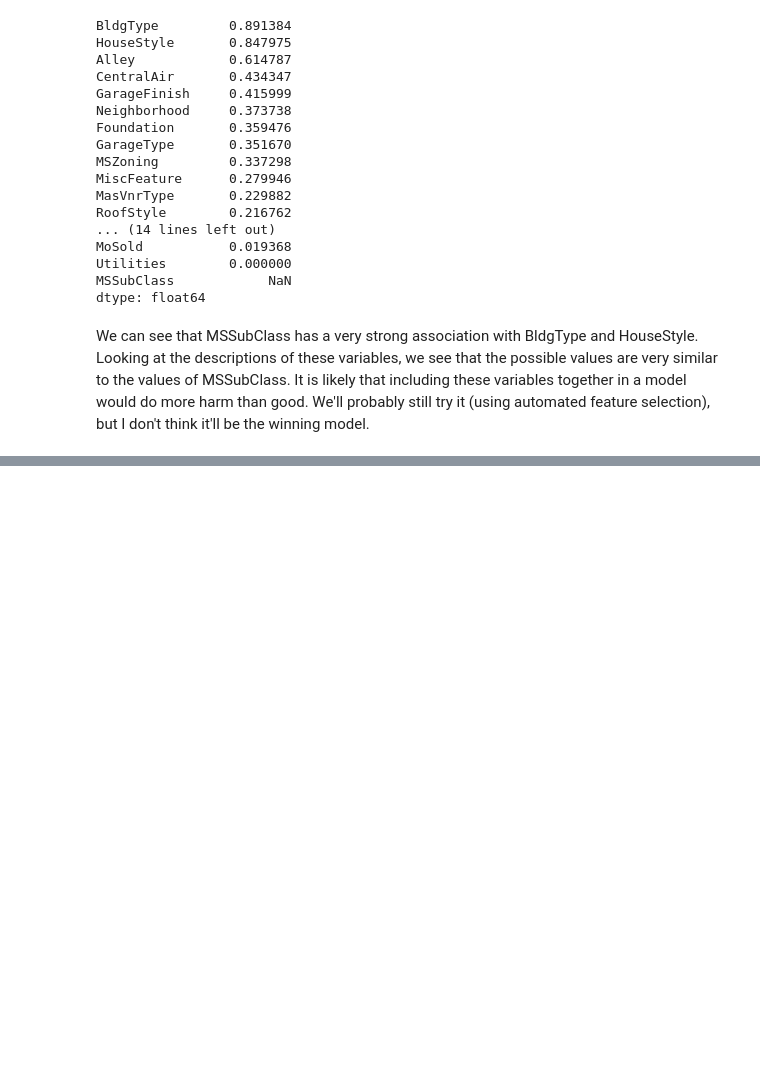
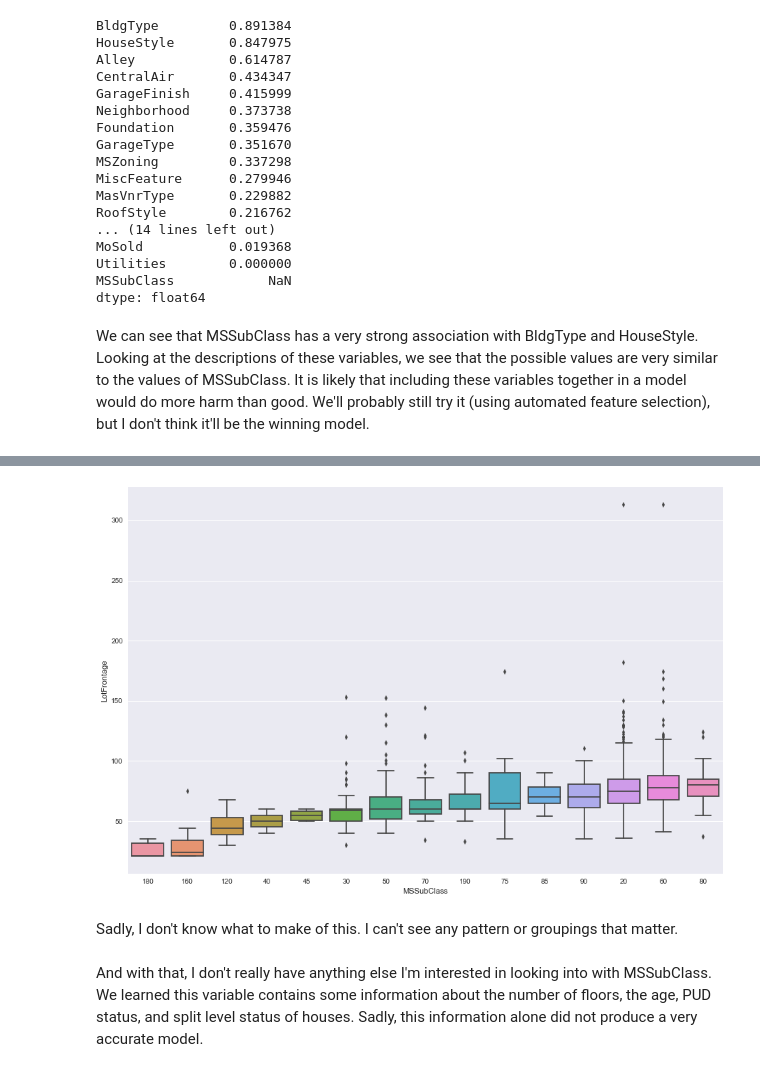
Before and after one commit to danielhertenstein/kaggle, a Jupyter notebook: house_prices/single_variable/MSSubClass.ipynb, the cells around one changed output, grey strips where cells are left out. Drawn from its saved outputs; the diff is of its cells as text; code cells hidden in the pictures; blank space fills up the shorter version.

Commit message:
Finishes looking into MSSubClass

```diff
--- a/house_prices/single_variable/MSSubClass.ipynb
+++ b/house_prices/single_variable/MSSubClass.ipynb
@@ -308,0 +382,9 @@ We can see that MSSubClass has a very strong association with BldgType and House
+# %%
+lotfrontage_order = train.groupby('MSSubClass').median()['LotFrontage'].sort_values().index
+sns.boxplot(x='MSSubClass', y='LotFrontage', order=lotfrontage_order, data=train);
+# %% [output]
+[figure, added]
+# %% [markdown]
+Sadly, I don't know what to make of this. I can't see any pattern or groupings that matter.
+# %% [markdown]
+And with that, I don't really have anything else I'm interested in looking into with MSSubClass. We learned this variable contains some information about the number of floors, the age, PUD status, and split level status of houses. Sadly, this information alone did not produce a very accurate model.
```
Also changed, not shown: parts of 9 cells of this notebook, 3 other files.
